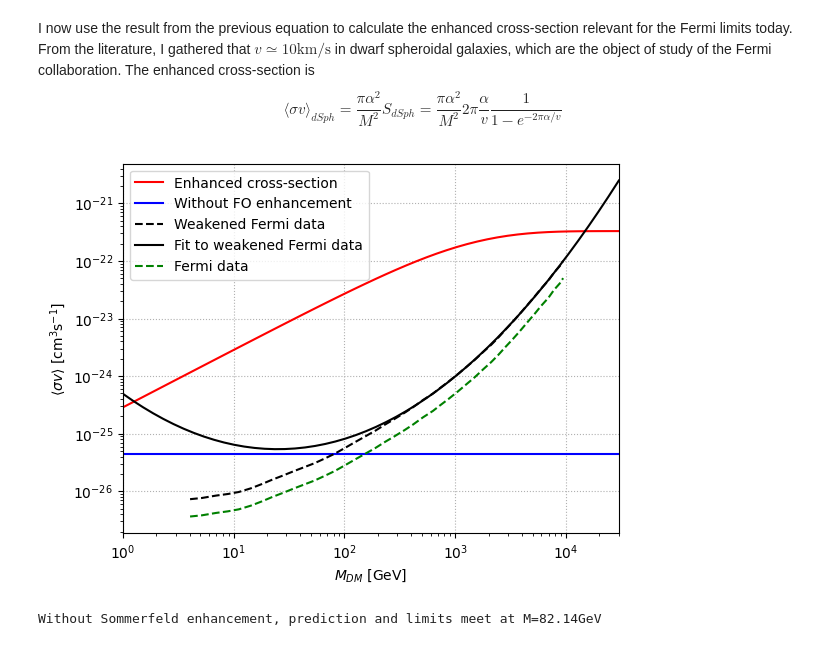
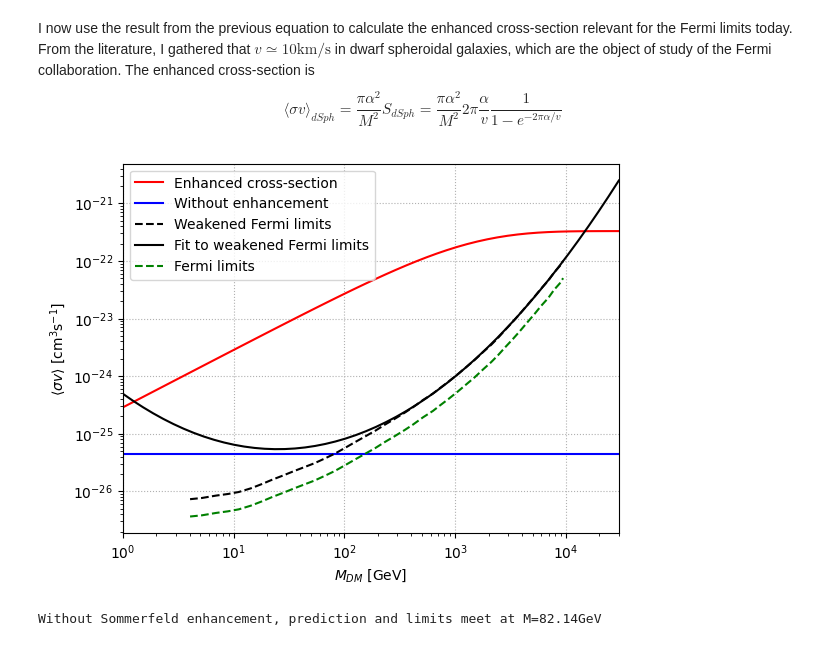
Before and after one commit to LuckeeDev/bachelor-thesis, a Jupyter notebook: notebooks/sommerfeld.ipynb, the cells around one changed output. Saved outputs shown, nothing was run; the diff lists cells and outputs as text; code cells hidden in the pictures.

```diff
--- a/notebooks/sommerfeld.ipynb
+++ b/notebooks/sommerfeld.ipynb
@@ -103,18 +104,18 @@ popt, pcov = opt.curve_fit(fit_func, M, sigma * 2, p0=[10**(-26), 1, 1, -1])
 # %%
 plt.xlabel("$M_{DM}$ [GeV]")
 plt.ylabel("$\\langle \\sigma v \\rangle \\ [\\mathrm{cm}^3\\mathrm{s}^{-1}]$")
 plt.xscale("log")
 plt.yscale("log")
 plt.margins(x=0)
 plt.grid(linestyle=':')
 plt.plot(M_axis, sigmav_now(M_axis), color="red", label="Enhanced cross-section");
-plt.plot(M_axis, simple_sigmav(M_axis), color="blue", label="Without FO enhancement");
-plt.plot(M, sigma * 2, '--', color="black", label="Weakened Fermi data");
-plt.plot(M_axis, fit_func(M_axis, *popt), color="black", label="Fit to weakened Fermi data");
-plt.plot(M, sigma, '--', color="green", label="Fermi data");
+plt.plot(M_axis, simple_sigmav(M_axis), color="blue", label="Without enhancement");
+plt.plot(M, sigma * 2, '--', color="black", label="Weakened Fermi limits");
+plt.plot(M_axis, fit_func(M_axis, *popt), color="black", label="Fit to weakened Fermi limits");
+plt.plot(M, sigma, '--', color="green", label="Fermi limits");
 plt.legend();
 # %% [output]
-[figure, old version]
+[figure, new version]
 # %%
 indices_above = np.where(sigma * 2 > sigmav_relic)[0]
 index = indices_above[0]
```
Also changed, not shown: parts of 2 cells of this notebook.
